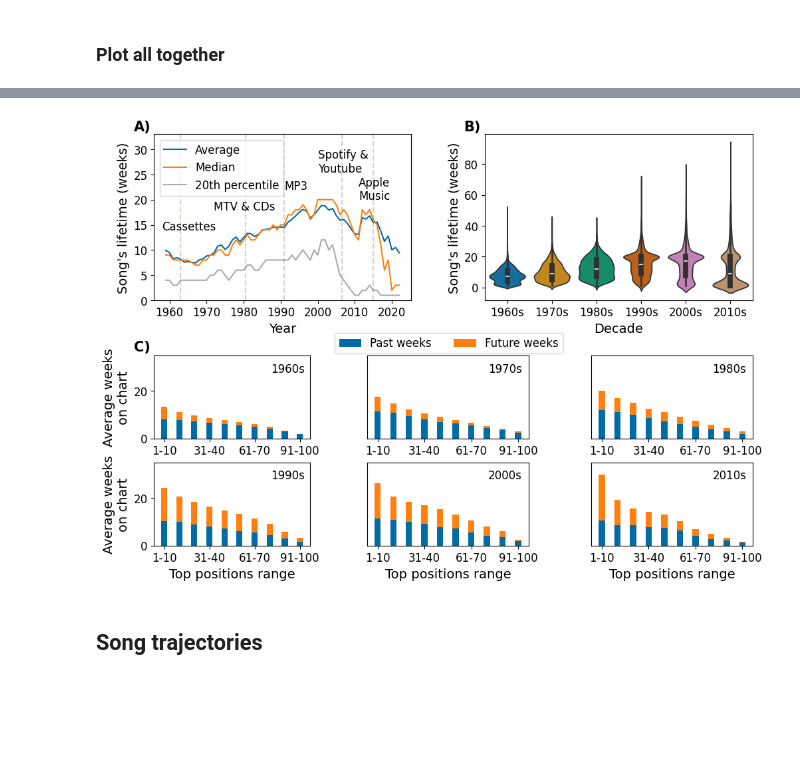
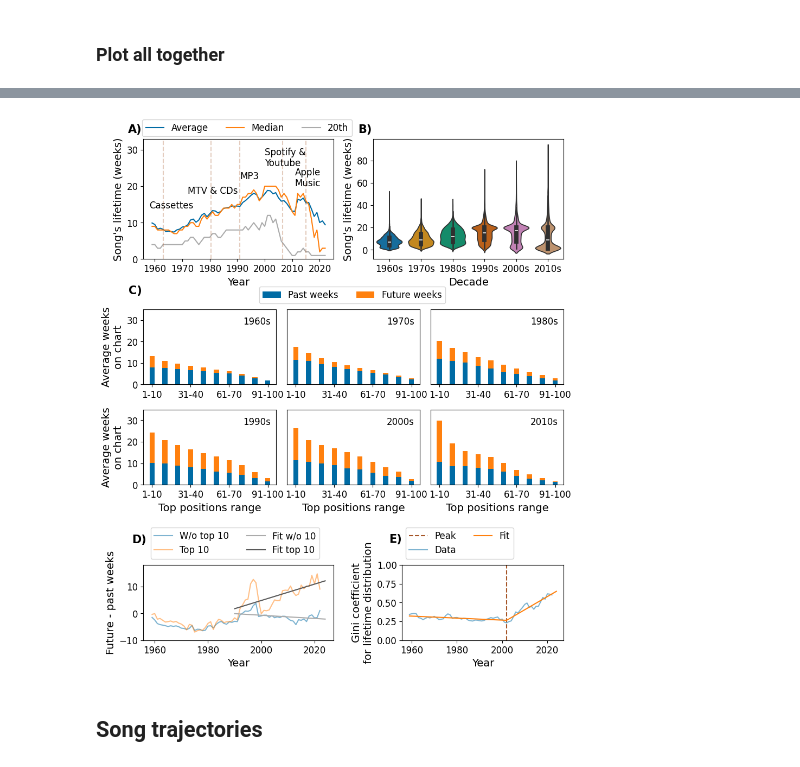
Before and after one commit to martalech/pop_charts_dynamics, a Jupyter notebook: paper/plots_revisited.ipynb, the cells around one changed output, grey strips where cells are left out. Drawn from its saved outputs; the diff is of its cells as text; code cells hidden in the pictures; blank space fills up the shorter version.

```diff
--- a/paper/plots_revisited.ipynb
+++ b/paper/plots_revisited.ipynb
@@ -393,8 +482,9 @@ plt.show()
 # %%
 top_positions_future = pd.DataFrame(columns=["top_positions_range", "avg_weeks", "year"])
 top_positions_past = pd.DataFrame(columns=["top_positions_range", "avg_weeks", "year"])
+from scipy.stats import ks_2samp
 
-for year in range(1960, 1990):
+for year in range(1990, 2020):
     # songs from other decades
     songs_from_other_years = billboard_hot_100[(billboard_hot_100["year"] != year)][["artist", "song_name"]]
 
@@ -418,12 +508,15 @@ for year in range(1960, 1990):
         top_positions_past = pd.concat([top_positions_past, new_row_past])
 
 from scipy.stats import wilcoxon
+import scipy.stats as stats
 
 for top_position in range(10, 110, 10):
     past_weeks = top_positions_past[top_positions_past["top_positions_range"] == f"{top_position - 9}-{top_position}"]["avg_weeks"].values
     future_weeks = top_positions_future[top_positions_future["top_positions_range"] == f"{top_position - 9}-{top_position}"]["avg_weeks"].values
 
     differences = [b - a for b, a in zip(past_weeks, future_weeks)]
+    print(np.mean(past_weeks) - np.mean(future_weeks))
     stat, p_value = wilcoxon(differences)
+
     print(f"P-value for {top_position - 9}-{top_position}: {p_value}")
 # %% [output]
@@ -511,6 +614,8 @@ top_10_past = billboard_hot_100[billboard_hot_100["top_position"] <= 10].groupby
 top_10 = (top_10_future - top_10_past)
 top_10.plot(kind='line', figsize=(6, 5), label="Top 10", alpha=0.5)
 
+wo_top_10 = wo_top_10[wo_top_10.index >= 1990]
+top_10 = top_10[top_10.index >= 1990]
 model_wo_top_10 = pwlf.PiecewiseLinFit(wo_top_10.index.values, wo_top_10.values)
 model_wo_top_10.fit(1)
 model_top_10 = pwlf.PiecewiseLinFit(top_10.index.values, top_10.values)
@@ -556,7 +661,7 @@ if model_top_10.slopes[0] < ci_lower_top_10 or model_top_10.slopes[0] > ci_upper
 else:
     print(f"Observed stat {model_top_10.slopes[0]} is inside the 95% CI.")
 
-x_hat = np.linspace(1959, 2024, 100)
+x_hat = np.linspace(1990, 2024, 100)
 y_hat_wo_top_10 = model_wo_top_10.predict(x_hat)
 y_hat_top_10 = model_top_10.predict(x_hat)
 
@@ -588,8 +693,14 @@ P values with top 10: [2.41880969e-11 3.84549881e-17]
 # %% [markdown]
 ### Plot all together
 # %%
-fig, axes = plt.subplot_mosaic([["A", "A", "A", "B", "B", "B"], ["C1", "C1", "C2", "C2", "C3", "C3"], ["C4", "C4", "C5", "C5", "C6", "C6"]], figsize=(10, 7),
-    gridspec_kw={'height_ratios': [2, 1, 1], 'width_ratios': [1, 1, 1, 1, 1, 1]}, constrained_layout=True)
+fig, axes = plt.subplot_mosaic([["A", "A", "A", "A", "A", "A", "A", ".", "B", "B", "B", "B", "B", "B", "B"],
+                                [".", ".", ".", ".", ".", ".", ".", ".", ".", ".", ".", ".", ".", ".", "."],
+                                ["C1", "C1", "C1", "C1", "C1", "C2", "C2", "C2", "C2", "C2", "C3", "C3", "C3", "C3", "C3"],
+                                ["C4", "C4", "C4", "C4", "C4", "C5", "C5", "C5", "C5", "C5", "C6", "C6", "C6", "C6", "C6"],
+                                [".", ".", ".", ".", ".", ".", ".", ".", ".", ".", ".", ".", ".", ".", "."],
+                                ["D", "D", "D", "D", "D", "D", "D", ".", ".", "E", "E", "E", "E", "E", "E"]], figsize=(10, 12),
+    gridspec_kw={'height_ratios': [1.6, 0.0001, 1, 1, 0.4, 1], 'width_ratios': [1, 1, 1, 1, 1, 1, 1, 1, 1, 1, 1, 1, 1, 1, 1],
+                 'wspace': 0.6, 'hspace': 0.4}, constrained_layout=True)
 
 # Plot A
 ax = axes['A']
@@ -624,20 +735,20 @@ ax.text(cassettes_creation_date.year - 5, 14, "Cassettes")
 
 ax.set_xlabel("Year")
 ax.set_ylabel("Song's lifetime (weeks)")
-ax.legend(["Average", "Median", "20th percentile"], loc="upper left")
+ax.legend(["Average", "Median", "20th"], loc="upper left", ncol=3, bbox_to_anchor=(-0.03, 1.2))
 ax.set_ylim([0, 33])
-ax.text(-0.08, 1.02, 'A)', transform=ax.transAxes, weight='bold', fontsize=15)
+ax.text(-0.08, 1.05, 'A)', transform=ax.transAxes, weight='bold', fontsize=15)
 
 # Plot B
 ax = axes['B']
 
 billboard_hot_100_subset_B = billboard_hot_100[["artist", "song_name", "decade", "max_weeks_on_chart"]].drop_duplicates()
-sns.violinplot(x='decade', y="max_weeks_on_chart", order=[str(decade) + "s" for decade in range(1960, 2020, 10)], data=billboard_hot_100_subset_B, ax=ax,
+sns.violinplot(x='decade', y="max_weeks_on_chart", order=[str(decade) + 's' for decade in range(1960, 2020, 10)], data=billboard_hot_100_subset_B, ax=ax,
                palette="colorblind")
 
 ax.set_xlabel("Decade")
 ax.set_ylabel("Song's lifetime (weeks)")
-ax.text(-0.08, 1.02, 'B)', transform=ax.transAxes, weight='bold', fontsize=15)
+ax.text(-0.08, 1.05, 'B)', transform=ax.transAxes, weight='bold', fontsize=15)
 
 # Plot C
 col_i = 0
@@ -704,12 +815,73 @@ for year in range(1960, 2020, 10):
 
 lines_labels = [ax.get_legend_handles_labels() for ax in [axes["C1"]]]
 lines, labels = [sum(lol, []) for lol in zip(*lines_labels)]
-legend_bbox = (0.475, 0.465, 0.1, 0.1)
+legend_bbox = (0.46, 0.59, 0.1, 0.1)
 fig.legend(lines, labels, ncol=2, loc='center', bbox_to_anchor=legend_bbox, bbox_transform=fig.transFigure)
 
-axes['C1'].text(-0.13, 1.05, 'C)', transform=axes["C1"].transAxes, weight='bold', fontsize=15)
+axes['C1'].text(-0.11, 1.2, 'C)', transform=axes["C1"].transAxes, weight='bold', fontsize=15)
+
+# Plot D
+
+ax = axes['D']
+
+wo_top_10_future = billboard_hot_100[billboard_hot_100["top_position"] > 10].groupby(["year"])["future_weeks"].mean()
+wo_top_10_past = billboard_hot_100[billboard_hot_100["top_position"] > 10].groupby(["year"])["past_weeks"].mean()
+
+wo_top_10 = (wo_top_10_future - wo_top_10_past)
+wo_top_10.plot(kind='line', label="W/o top 10", alpha=0.5, ax=ax)
+
+top_10_future = billboard_hot_100[billboard_hot_100["top_position"] <= 10].groupby(["year"])["future_weeks"].mean()
+top_10_past = billboard_hot_100[billboard_hot_100["top_position"] <= 10].groupby(["year"])["past_weeks"].mean()
+
+top_10 = (top_10_future - top_10_past)
+top_10.plot(kind='line', label="Top 10", alpha=0.5, ax=ax)
+
+x_hat = np.linspace(1990, 2024, 100)
+y_hat_wo_top_10 = model_wo_top_10.predict(x_hat)
+y_hat_top_10 = model_top_10.predict(x_hat)
+
+ax.plot(x_hat, y_hat_wo_top_10, label="Fit w/o 10")
+ax.plot(x_hat, y_hat_top_10, label="Fit top 10")
+
+legend_bbox = (0.13, 0.19, 0.1, 0.1)
+ax.legend(loc="upper left", ncol=2, bbox_to_anchor=legend_bbox, bbox_transform=fig.transFigure)
+ax.set_ylabel("Future - past weeks")
+ax.set_xlabel("Year")
+ax.set_ylim([-10, 18])
+
+axes['D'].text(-0.06, 1.29, 'D)', transform=axes["D"].transAxes, weight='bold', fontsize=15)
+
+# Plot E
+
+ax = axes["E"]
+
+billboard_hot_100_subset = billboard_hot_100[["artist", "song_name", "year", "max_weeks_on_chart"]].drop_duplicates()
+gini_coefficient_yearly = billboard_hot_100_subset[["max_weeks_on_chart", "year"]].groupby(by="year")["max_weeks_on_chart"].apply(gini_coefficient)
+
+model = pwlf.PiecewiseLinFit(gini_coefficient_yearly.index.values, gini_coefficient_yearly.values.flatten())
+breaks = model.fit(2)
+x_hat = np.linspace(1959, 2024, 100)
+y_hat = model.predict(x_hat)
+
+print(test_segments(gini_coefficient_yearly.index.values, gini_coefficient_yearly.values.flatten(),
+                    [breaks[1]], model.slopes, model.intercepts))
+
+# plot vline break year
+ax.axvline(x=breaks[1], linestyle='--', color=brown, label="Peak")
+
+gini_coefficient_yearly.plot(kind='line', label="Data", alpha=0.5)
+ax.plot(x_hat, y_hat, '-', label="Fit")
+
+ax.set_xlabel("Year")
+ax.set_ylabel("Gini coefficient\nfor lifetime distribution")
+ax.set_ylim([0, 1])
+legend_bbox = (0.6, 0.19, 0.1, 0.1)
+ax.legend(loc="upper left", ncol=2, bbox_to_anchor=legend_bbox, bbox_transform=fig.transFigure)
+
+ax.text(-0.08, 1.3, 'E)', transform=ax.transAxes, weight='bold', fontsize=15)
 
 plt.savefig("fig1.jpg", format="jpg", bbox_inches='tight', dpi=300)
+plt.show()
 # %% [output]
 Passing `palette` without assigning `hue` is deprecated and will be removed in v0.14.0. Assign the `x` variable to `hue` and set `legend=False` for the same effect.
 
@@ -717,4 +890,4 @@ Passing `palette` without assigning `hue` is deprecated and will be removed in v
-[figure, old version]
+[figure, new version]
 # %% [markdown]
 ## Song trajectories
 # %% [markdown]
```
Also changed, not shown: parts of 26 cells of this notebook, 25 other files.
